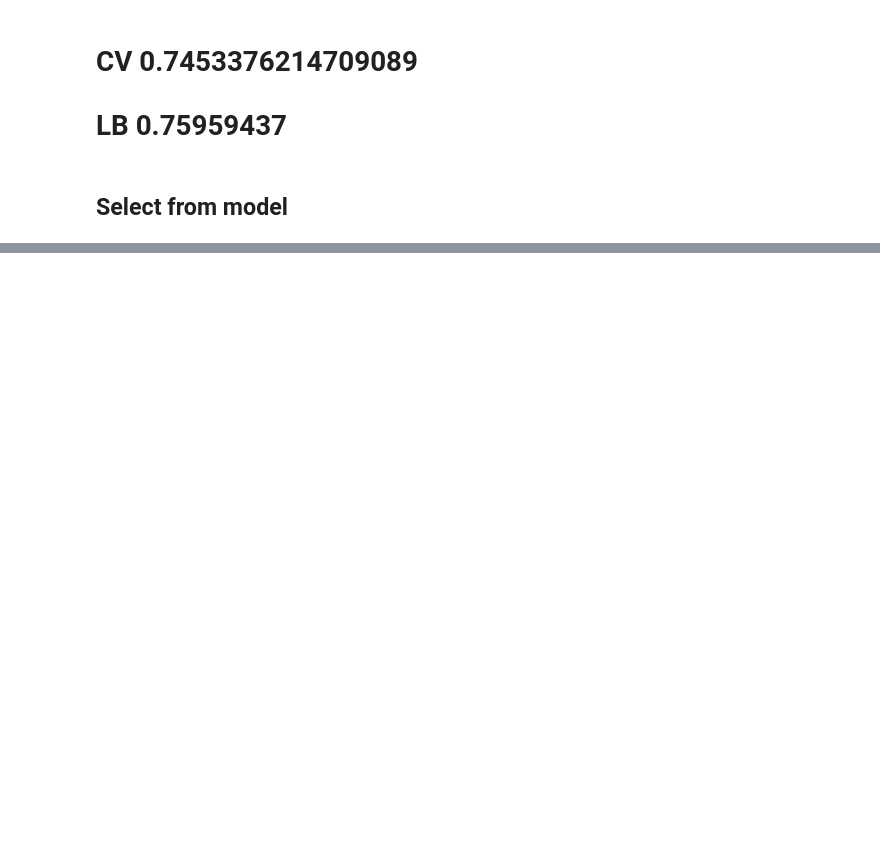
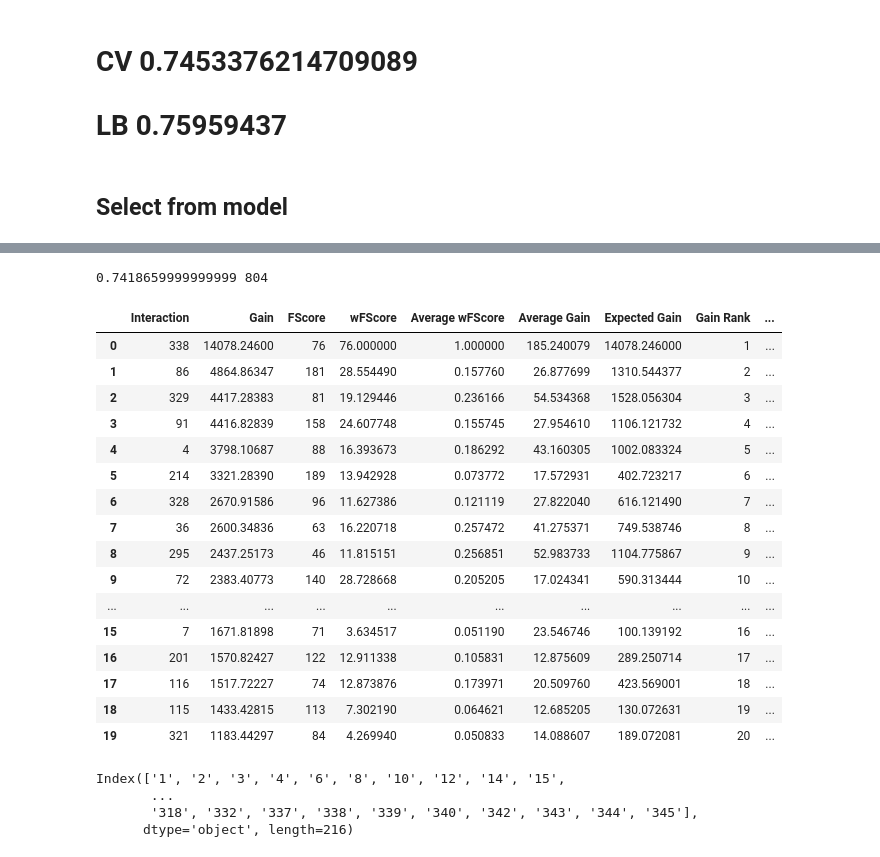
Before and after one commit to lyabakhP/ods_kpi, a Jupyter notebook: HW_7.ipynb, the cells around one changed output, grey strips where cells are left out. Drawn from its saved outputs; the diff is of its cells as text; code cells hidden in the pictures; blank space fills up the shorter version.

```diff
--- a/HW_7.ipynb
+++ b/HW_7.ipynb
@@ -594,0 +991,4 @@ max(result_lgb_sfm['auc-mean']), len(result_lgb_sfm['auc-mean'])
+# %%
+print(max(results['test-auc-mean']), len(results['test-auc-mean']))
+# %% [output]
+0.7418659999999999 804
@@ -594,0 +1003,22 @@ max(result_lgb_sfm['auc-mean']), len(result_lgb_sfm['auc-mean'])
+# %%
+interdepth0 = pd.read_excel('xgbfir_importance.xlsx', sheet_name='Interaction Depth 0')
+# %%
+interdepth0.head(20)
+# %% [output]
+|  | Interaction | Gain | FScore | wFScore | Average wFScore | Average Gain | Expected Gain | Gain Rank | ... |
+| 0 | 338 | 14078.24600 | 76 | 76.000000 | 1.000000 | 185.240079 | 14078.246000 | 1 | ... |
+| 1 | 86 | 4864.86347 | 181 | 28.554490 | 0.157760 | 26.877699 | 1310.544377 | 2 | ... |
+| 2 | 329 | 4417.28383 | 81 | 19.129446 | 0.236166 | 54.534368 | 1528.056304 | 3 | ... |
+| 3 | 91 | 4416.82839 | 158 | 24.607748 | 0.155745 | 27.954610 | 1106.121732 | 4 | ... |
+| 4 | 4 | 3798.10687 | 88 | 16.393673 | 0.186292 | 43.160305 | 1002.083324 | 5 | ... |
+| 5 | 214 | 3321.28390 | 189 | 13.942928 | 0.073772 | 17.572931 | 402.723217 | 6 | ... |
+| 6 | 328 | 2670.91586 | 96 | 11.627386 | 0.121119 | 27.822040 | 616.121490 | 7 | ... |
+| 7 | 36 | 2600.34836 | 63 | 16.220718 | 0.257472 | 41.275371 | 749.538746 | 8 | ... |
+| 8 | 295 | 2437.25173 | 46 | 11.815151 | 0.256851 | 52.983733 | 1104.775867 | 9 | ... |
+| 9 | 72 | 2383.40773 | 140 | 28.728668 | 0.205205 | 17.024341 | 590.313444 | 10 | ... |
+| ... | ... | ... | ... | ... | ... | ... | ... | ... | ... |
+| 15 | 7 | 1671.81898 | 71 | 3.634517 | 0.051190 | 23.546746 | 100.139192 | 16 | ... |
+| 16 | 201 | 1570.82427 | 122 | 12.911338 | 0.105831 | 12.875609 | 289.250714 | 17 | ... |
+| 17 | 116 | 1517.72227 | 74 | 12.873876 | 0.173971 | 20.509760 | 423.569001 | 18 | ... |
+| 18 | 115 | 1433.42815 | 113 | 7.302190 | 0.064621 | 12.685205 | 130.072631 | 19 | ... |
+| 19 | 321 | 1183.44297 | 84 | 4.269940 | 0.050833 | 14.088607 | 189.072081 | 20 | ... |
@@ -594,0 +1032,7 @@ max(result_lgb_sfm['auc-mean']), len(result_lgb_sfm['auc-mean'])
+# %%
+binary_columns
+# %% [output]
+Index(['1', '2', '3', '4', '6', '8', '10', '12', '14', '15',
+       ...
+       '318', '332', '337', '338', '339', '340', '342', '343', '344', '345'],
+      dtype='object', length=216)
```
Also changed, not shown: parts of 106 cells of this notebook.
